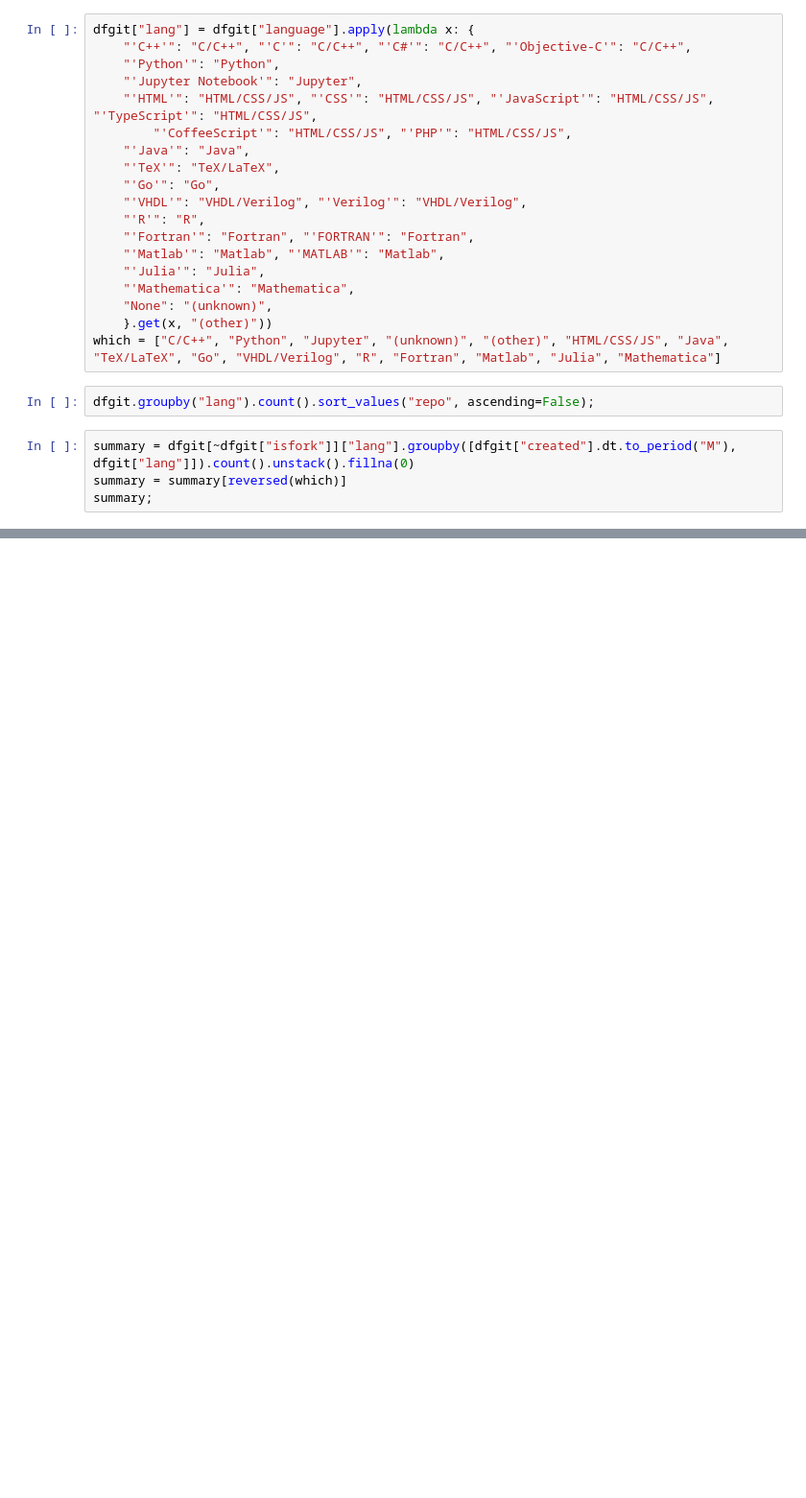
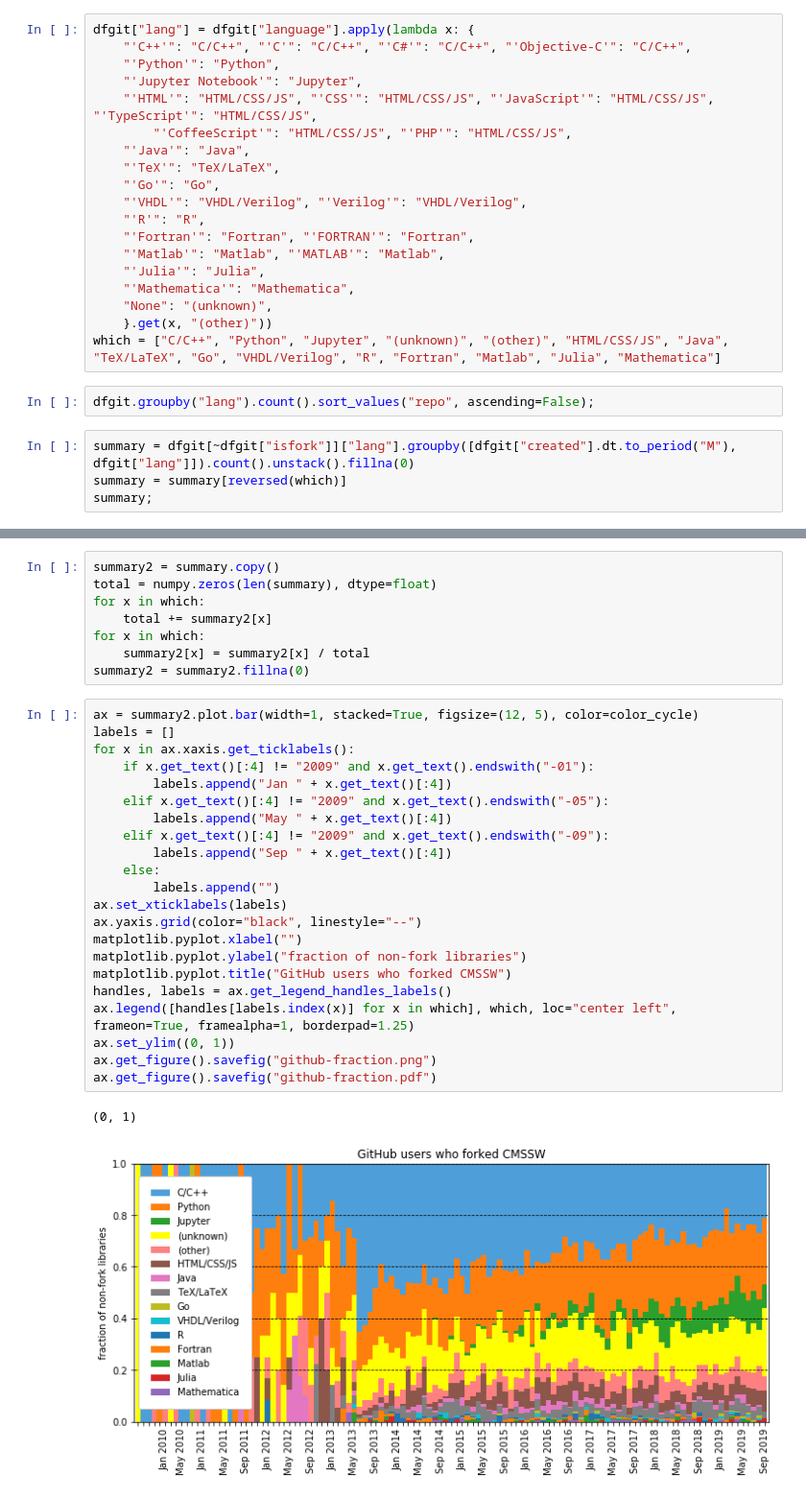
Before and after one commit to jpivarski-talks/2019-10-17-pyhep-awkward, a Jupyter notebook: analysis.ipynb, the cells around one changed output, grey strips where cells are left out. Shown at 96% size. Drawn from its saved outputs; the diff is of its cells as text; blank space fills up the shorter version.

```diff
--- a/analysis.ipynb
+++ b/analysis.ipynb
@@ -204,0 +234,33 @@ ax.legend([handles[labels.index(x)] for x in which], which, loc="upper left", fr
+# %%
+summary2 = summary.copy()
+total = numpy.zeros(len(summary), dtype=float)
+for x in which:
+    total += summary2[x]
+for x in which:
+    summary2[x] = summary2[x] / total
+summary2 = summary2.fillna(0)
+# %%
+ax = summary2.plot.bar(width=1, stacked=True, figsize=(12, 5), color=color_cycle)
+labels = []
+for x in ax.xaxis.get_ticklabels():
+    if x.get_text()[:4] != "2009" and x.get_text().endswith("-01"):
+        labels.append("Jan " + x.get_text()[:4])
+    elif x.get_text()[:4] != "2009" and x.get_text().endswith("-05"):
+        labels.append("May " + x.get_text()[:4])
+    elif x.get_text()[:4] != "2009" and x.get_text().endswith("-09"):
+        labels.append("Sep " + x.get_text()[:4])
+    else:
+        labels.append("")
+ax.set_xticklabels(labels)
+ax.yaxis.grid(color="black", linestyle="--")
+matplotlib.pyplot.xlabel("")
+matplotlib.pyplot.ylabel("fraction of non-fork libraries")
+matplotlib.pyplot.title("GitHub users who forked CMSSW")
+handles, labels = ax.get_legend_handles_labels()
+ax.legend([handles[labels.index(x)] for x in which], which, loc="center left", frameon=True, framealpha=1, borderpad=1.25)
+ax.set_ylim((0, 1))
+ax.get_figure().savefig("github-fraction.png")
+ax.get_figure().savefig("github-fraction.pdf")
+# %% [output]
+(0, 1)
+[figure, added]
```
Also changed, not shown: parts of 18 cells of this notebook, 28 other files.
